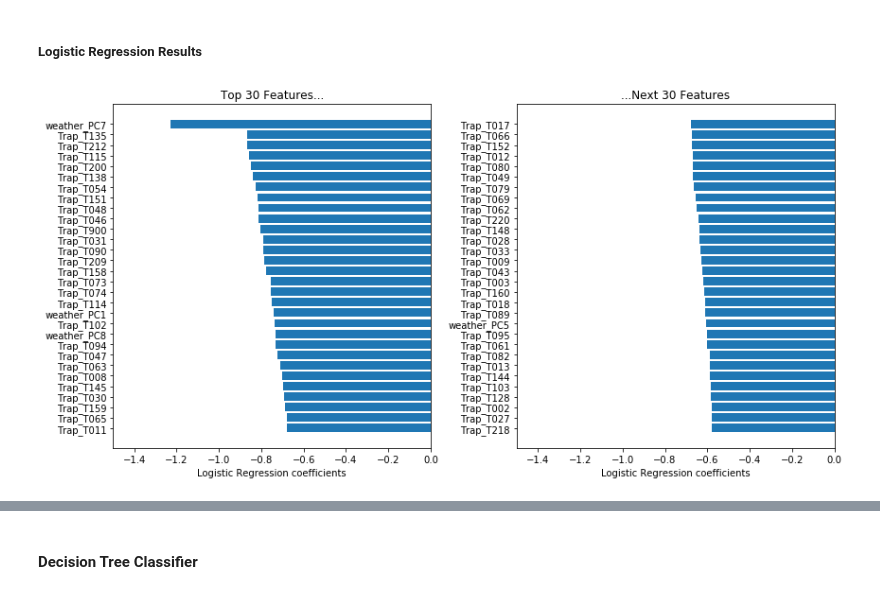
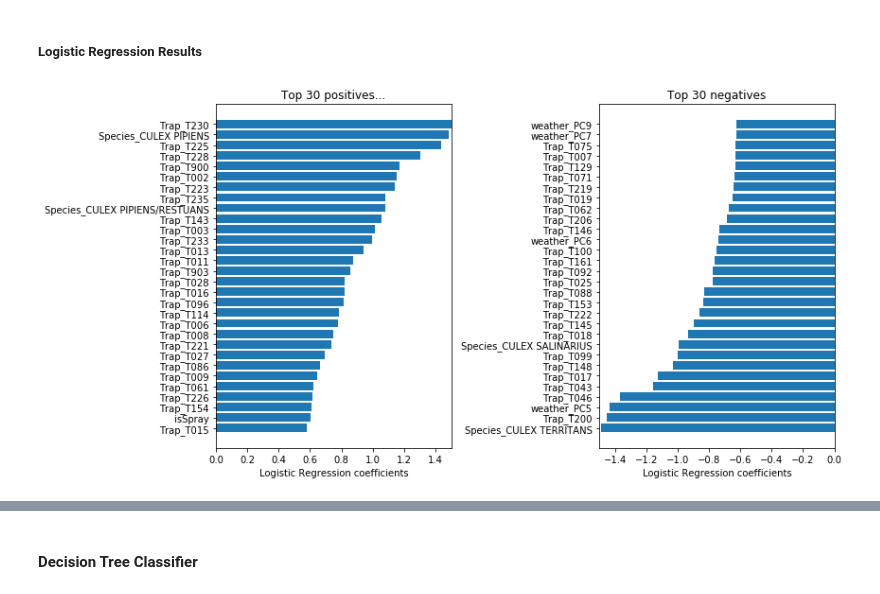
Before and after one commit to a3o1m2/DSI11-lessons, a Jupyter notebook: projects/project-capstone/part-03/capstone_west_nile.ipynb, the cells around one changed output, grey strips where cells are left out. Cells and saved outputs as stored; diff of their text form; code cells hidden in the pictures.

```diff
--- a/projects/project-capstone/part-03/capstone_west_nile.ipynb
+++ b/projects/project-capstone/part-03/capstone_west_nile.ipynb
@@ -340,10 +333,11 @@ plt.show();
 # %%
 y, X = train_df['WnvPresent'], train_df[['Species','Trap','weather_PC1','weather_PC2','weather_PC3','weather_PC4',
                                          'weather_PC5','weather_PC6','weather_PC7','weather_PC8',
-                                         'weather_PC9','weather_PC10','NumMosquitos','isSpray']]
+                                         'weather_PC9','weather_PC10','isSpray']]
 X_dum = pd.get_dummies(X, drop_first=True, columns=['Species','Trap'])
 
 # initialise classes generic to all models below:
 std = StandardScaler()
-sm = SMOTENC(categorical_features=list(range(10,139)))
+sm = SMOTENC(categorical_features=list(range(10,152)))
+ovr = RandomOverSampler()
 kf = StratifiedKFold(n_splits=5, shuffle=True, random_state=1)
@@ -366,9 +346,11 @@ X_dum.drop_duplicates().shape
 # %% [markdown]
 #### Logistic Regression
 # %%
-lr = LogisticRegression()
-params = {'lr__penalty':['l1','l2','elasticnet'],
-          'lr__C':np.logspace(-4,4,10)}
+lr = LogisticRegression(fit_intercept=False)
+params = {'sm__sampling_strategy':[0.5],
+          'lr__penalty':['l2'],
+          'lr__C':[0.1]}
+#          'lr__C':np.logspace(-4,-1,4)}
 
 pipeline = Pipeline([('std', std), ('sm', sm), ('lr', lr)])
 
@@ -391,16 +369,16 @@ print("Loaded Logistic Regression model :: ", pickle.load(open(gs_lr_pickle_name
 # %%
 fig, ax = plt.subplots(ncols=2, figsize=(12,6))
 gs_lr_coefficients = pd.DataFrame(gs_lr.best_estimator_.steps[2][1].coef_,
                                   columns=X_dum.columns,
-                                  index=['coefficients']).T.sort_values('coefficients',ascending=False)
+                                  index=['coefficients']).T.sort_values('coefficients',ascending=True)
 ax[0].barh(gs_lr_coefficients.iloc[-30:,0].index, gs_lr_coefficients.iloc[-30:,0])
-ax[0].set_title('Top 30 Features...')
+ax[0].set_title('Top 30 positives...')
 ax[0].set_xlabel('Logistic Regression coefficients')
-ax[0].set_xlim([-1.5,0])
-ax[1].barh(gs_lr_coefficients.iloc[-60:,:].iloc[:30,0].index, gs_lr_coefficients.iloc[-60:,:].iloc[:30,0])
-ax[1].set_title('...Next 30 Features')
+ax[0].set_xlim([0,1.5])
+ax[1].barh(gs_lr_coefficients.iloc[:30,0].index, gs_lr_coefficients.iloc[:30,0])
+ax[1].set_title('Top 30 negatives')
 ax[1].set_xlabel('Logistic Regression coefficients')
 ax[1].set_xlim([-1.5,0])
 fig.tight_layout();
 # %% [output]
-[figure, old version]
+[figure, new version]
```
Also changed, not shown: parts of 38 cells of this notebook, 30 other files.
